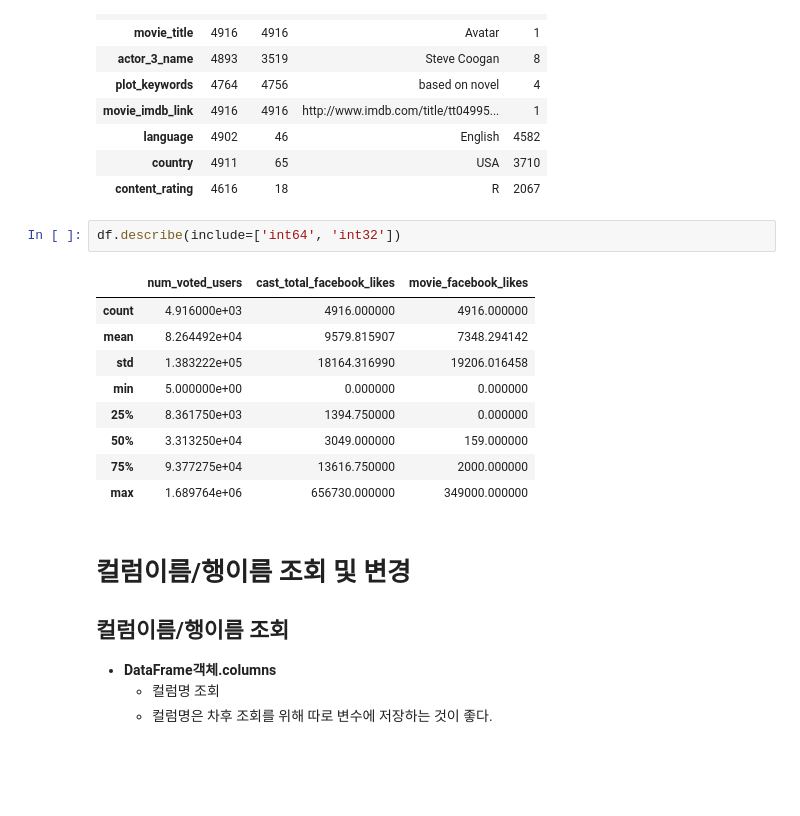
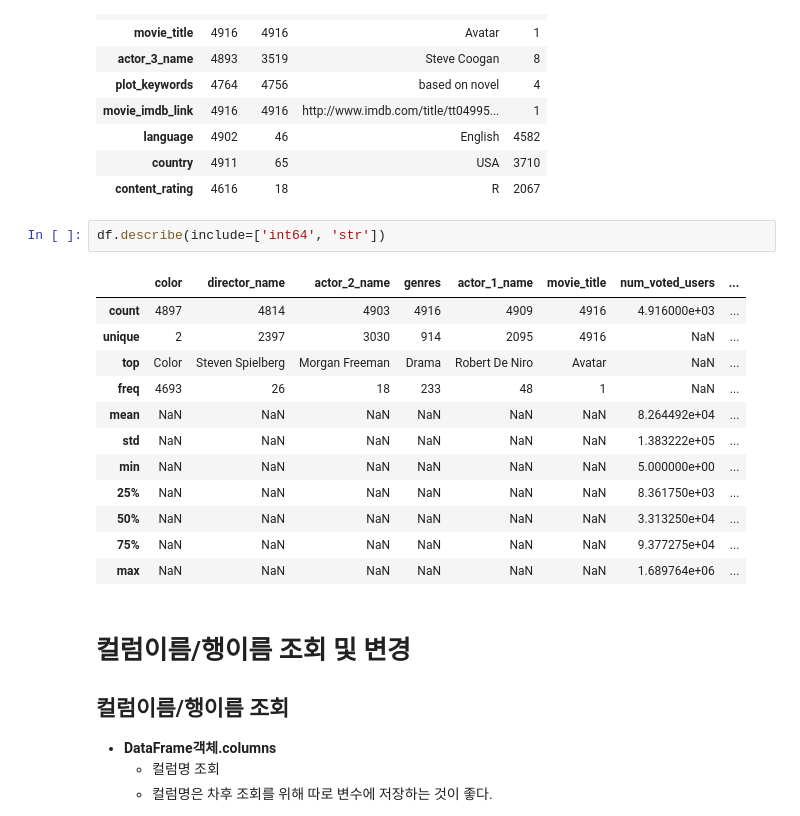
Before and after one commit to leeyonghyok/SKN31, a Jupyter notebook: 04_Pandas를 이용한 정형데이터 분석/02_Pandas_DataFrame.ipynb, the cells around one changed output. Drawn from its saved outputs; the diff is of its cells as text; blank space fills up the shorter version.

```diff
--- a/04_Pandas를 이용한 정형데이터 분석/02_Pandas_DataFrame.ipynb
+++ b/04_Pandas를 이용한 정형데이터 분석/02_Pandas_DataFrame.ipynb
@@ -654,17 +654,20 @@ df.describe(include=['str']).T
 | country | 4911 | 65 | USA | 3710 |
 | content_rating | 4616 | 18 | R | 2067 |
 # %%
-df.describe(include=['int64', 'int32'])
+df.describe(include=['int64', 'str'])
 # %% [output]
-|  | num_voted_users | cast_total_facebook_likes | movie_facebook_likes |
-| count | 4.916000e+03 | 4916.000000 | 4916.000000 |
-| mean | 8.264492e+04 | 9579.815907 | 7348.294142 |
-| std | 1.383222e+05 | 18164.316990 | 19206.016458 |
-| min | 5.000000e+00 | 0.000000 | 0.000000 |
-| 25% | 8.361750e+03 | 1394.750000 | 0.000000 |
-| 50% | 3.313250e+04 | 3049.000000 | 159.000000 |
-| 75% | 9.377275e+04 | 13616.750000 | 2000.000000 |
-| max | 1.689764e+06 | 656730.000000 | 349000.000000 |
+|  | color | director_name | actor_2_name | genres | actor_1_name | movie_title | num_voted_users | ... |
+| count | 4897 | 4814 | 4903 | 4916 | 4909 | 4916 | 4.916000e+03 | ... |
+| unique | 2 | 2397 | 3030 | 914 | 2095 | 4916 | NaN | ... |
+| top | Color | Steven Spielberg | Morgan Freeman | Drama | Robert De Niro | Avatar | NaN | ... |
+| freq | 4693 | 26 | 18 | 233 | 48 | 1 | NaN | ... |
+| mean | NaN | NaN | NaN | NaN | NaN | NaN | 8.264492e+04 | ... |
+| std | NaN | NaN | NaN | NaN | NaN | NaN | 1.383222e+05 | ... |
+| min | NaN | NaN | NaN | NaN | NaN | NaN | 5.000000e+00 | ... |
+| 25% | NaN | NaN | NaN | NaN | NaN | NaN | 8.361750e+03 | ... |
+| 50% | NaN | NaN | NaN | NaN | NaN | NaN | 3.313250e+04 | ... |
+| 75% | NaN | NaN | NaN | NaN | NaN | NaN | 9.377275e+04 | ... |
+| max | NaN | NaN | NaN | NaN | NaN | NaN | 1.689764e+06 | ... |
 # %% [markdown]
 # 컬럼이름/행이름 조회 및 변경
 
```
Also changed, not shown: parts of 86 cells of this notebook, 2 other files.
